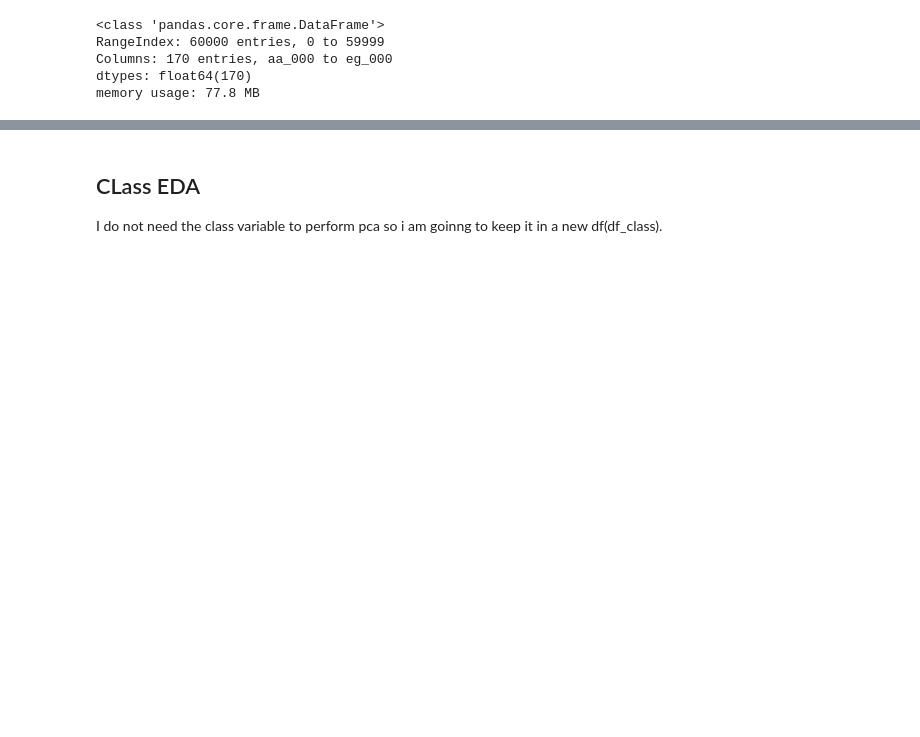
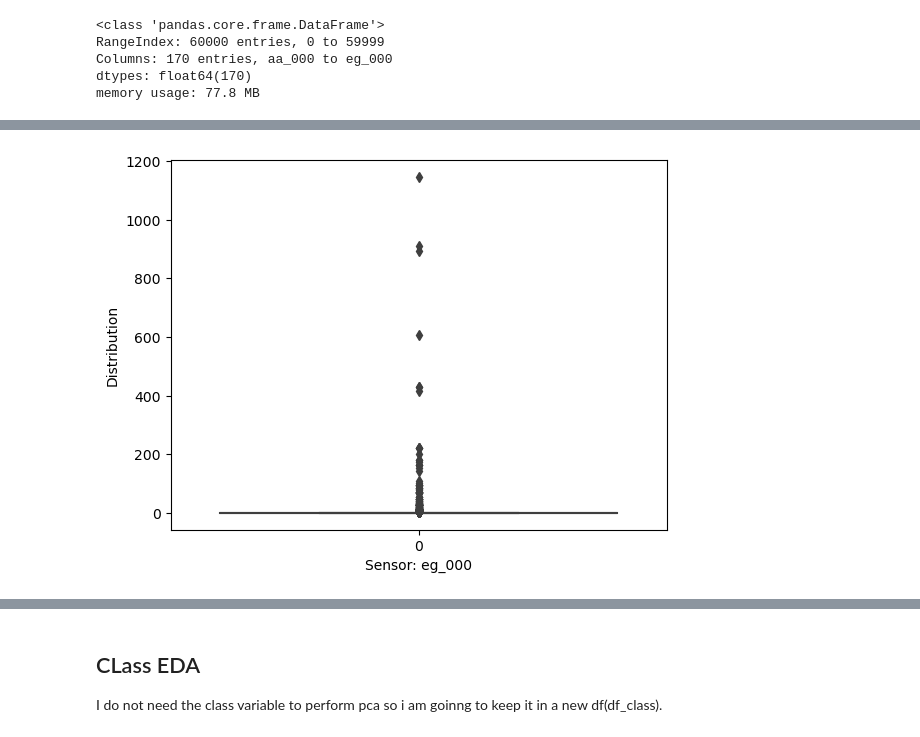
Before and after one commit to Ayomide-ola/Bussiness_Analysis, a Jupyter notebook: App_failure CA.ipynb, the cells around one changed output, grey strips where cells are left out. Saved outputs shown, nothing was run; the diff lists cells and outputs as text; code cells hidden in the pictures; blank space fills up the shorter version.

```diff
--- a/App_failure CA.ipynb
+++ b/App_failure CA.ipynb
@@ -676,0 +702,7 @@ As revealed by discriptive statistical analysis, majoririty of the feutures in '
+# %%
+sns.boxplot(data=aps["eg_000"])
+plt.xlabel("Sensor: eg_000")
+plt.ylabel("Distribution")
+plt.show()
+# %% [output]
+[figure, added]
```
Also changed, not shown: parts of 95 cells of this notebook.
